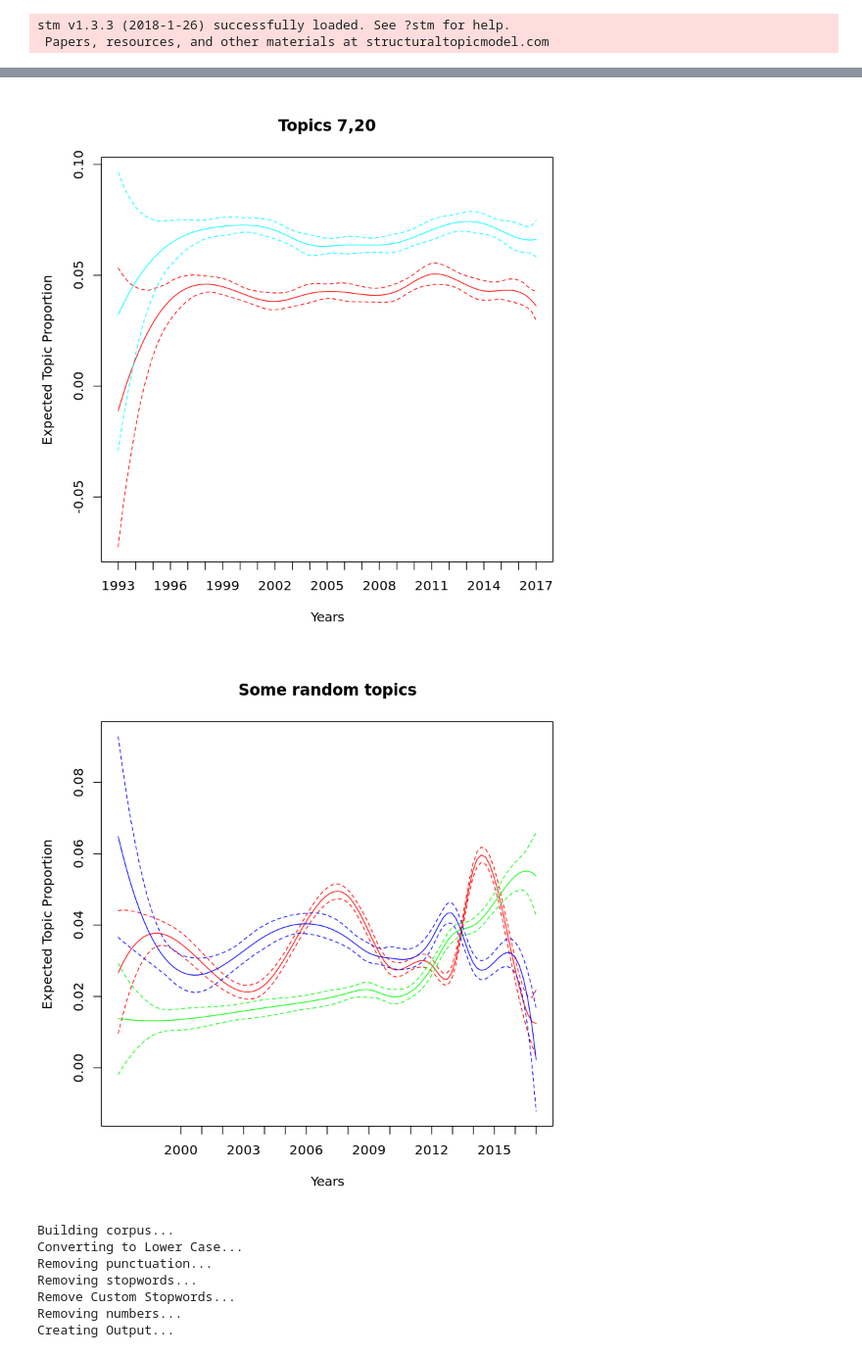
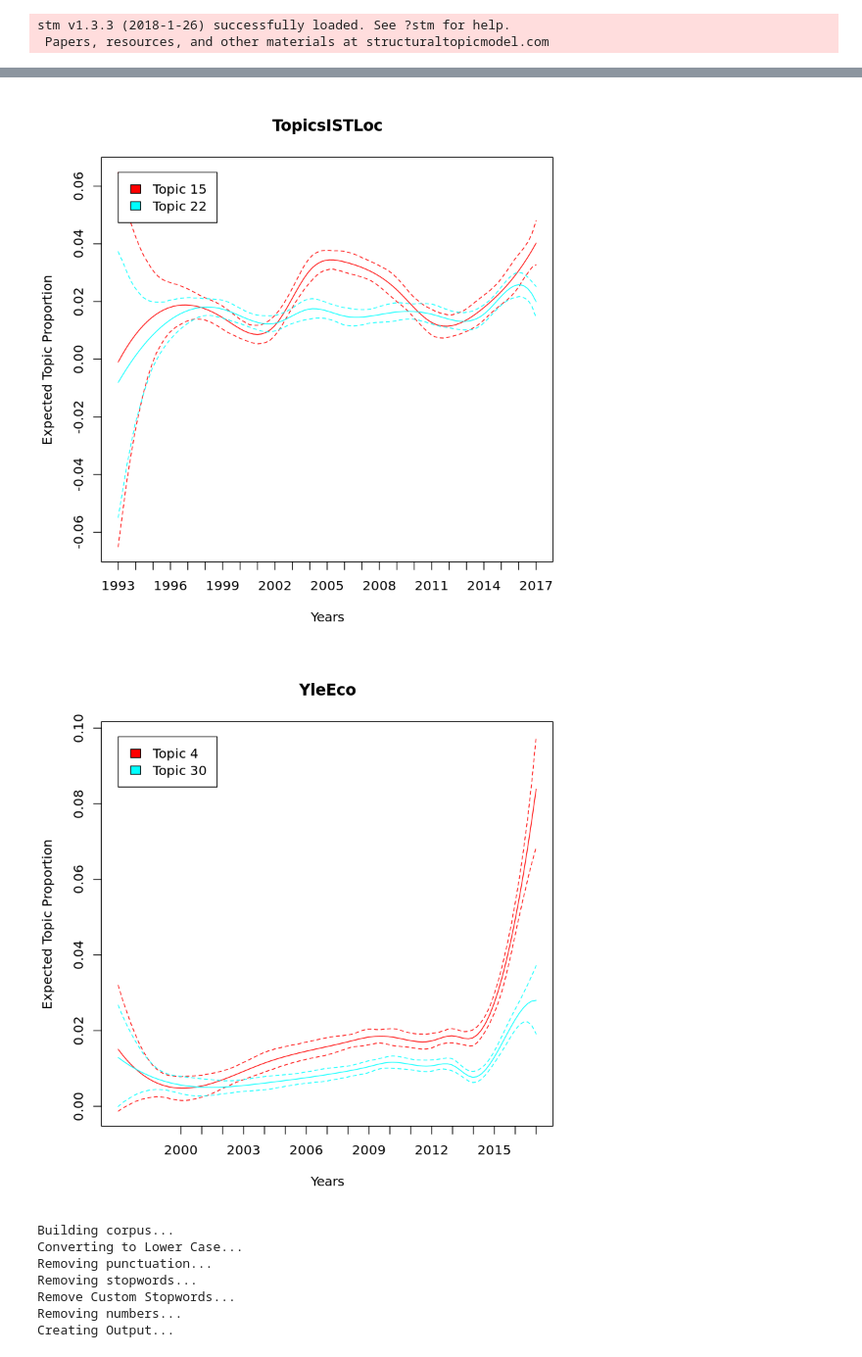
Before and after one commit to dhh18/finland_russia, a Jupyter notebook: Dynamic topics visualisation.ipynb, the cells around one changed output, grey strips where cells are left out. Shown at 98% size. Saved outputs shown, nothing was run; the diff lists cells and outputs as text; code cells hidden in the pictures.

```diff
--- a/Dynamic topics visualisation.ipynb
+++ b/Dynamic topics visualisation.ipynb
@@ -35,14 +50,14 @@ regional_prep1 <- readRDS("prepReg30_1.rds")
 plot(
   regional_prep1, "year",
   method = "continuous",
-  topics = c(7,20),
-  printlegend = FALSE,
+  topics = c(15,22),
+  printlegend = TRUE,
   xaxt = "n",
   xlab = "Years",
-  main = "Topics 7,20")
+  main = "TopicsISTLoc")
 axis(1,at=seq(from=1992, to=2017,by=1))
 # %% [output]
-[figure, old version]
+[figure, new version]
 # %%
 #for yle corpus
 #load documents
@@ -50,19 +65,19 @@ yle_prep1 <- readRDS("prepYle1.rds")
 # %%
 #insert topic numbers and name the picture you are generating
 # i.e. topics = c(HERE NUMBERS OF TOPICS)
 #   main = "HERE LABLE YOUR PIC"
 # do not change the pther parameters
 plot(
   yle_prep1, "year",
   method = "continuous",
-  topics = c(3, 5, 8),
-  printlegend = FALSE,
+  topics = c(4,30),
+  printlegend = TRUE,
   xaxt = "n",
   xlab = "Years",
-  main = "Some random topics")
+  main = "YleEco")
 axis(1,at=seq(from=2000, to=2017,by=1))
 # %% [output]
-[figure, old version]
+[figure, new version]
 # %%
 # %% [output]
 Building corpus...
```
Also changed, not shown: parts of 2 cells of this notebook, 17 other files.
